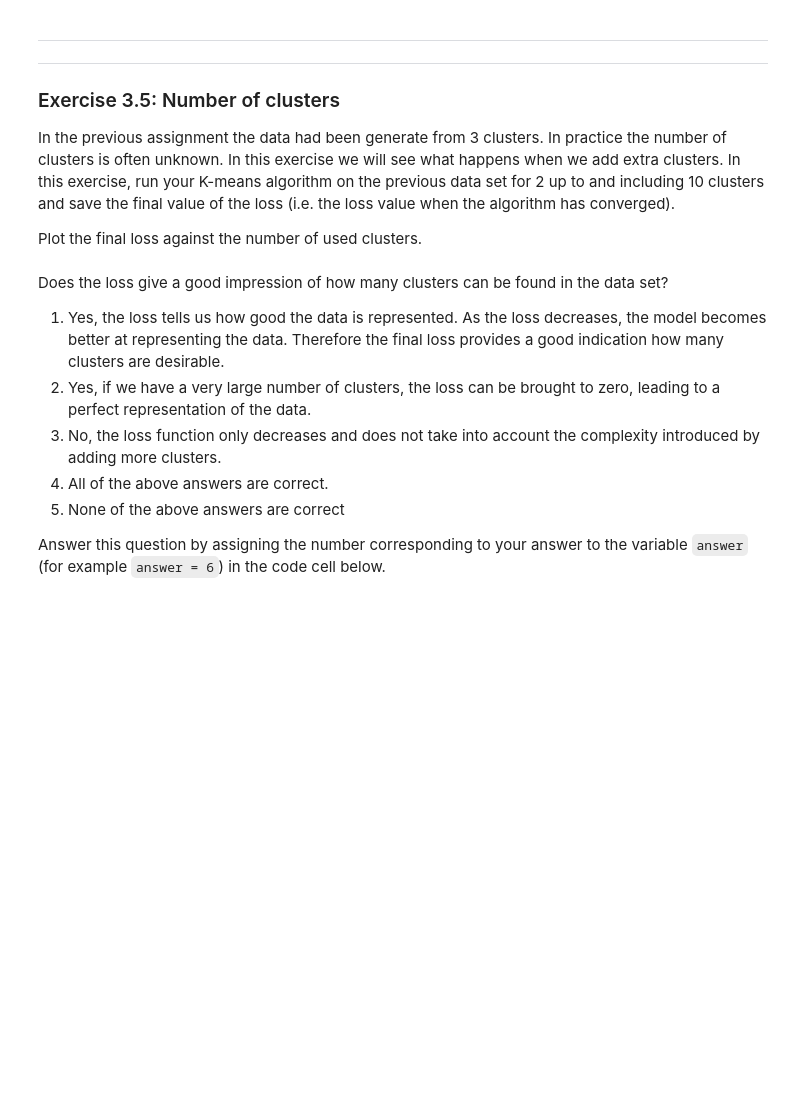
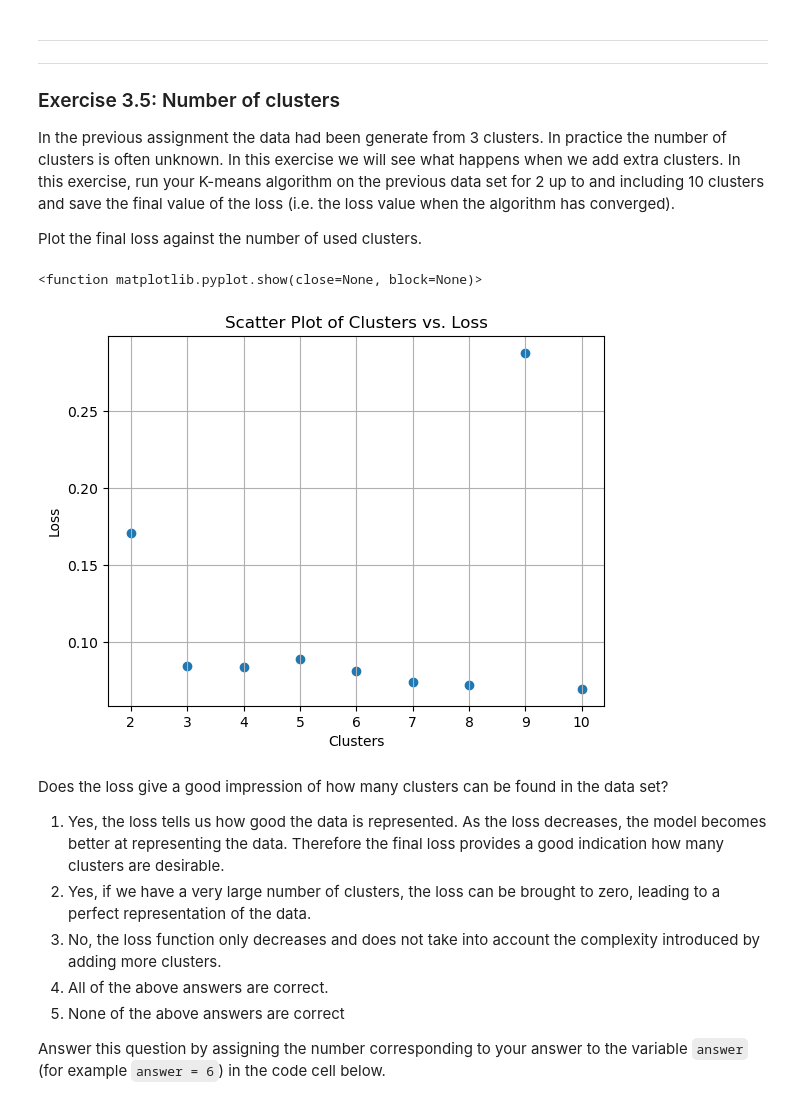
Before and after one commit to mtilerisoy/5ARB0-Assignment-1, a Jupyter notebook: analysis-yasi.ipynb, the cells around one changed output. Saved outputs shown, nothing was run; the diff lists cells and outputs as text; code cells hidden in the pictures; blank space fills up the shorter version.

```diff
--- a/analysis-yasi.ipynb
+++ b/analysis-yasi.ipynb
@@ -590,3 +689,35 @@ X = ex3_generate_data()
+# %%
+#// BEGIN_TODO [5ARB0_Analysis_3_5a] Plot the Kmeans loss against the number of clusters
+
+
+# Initialize the set that includes cluster numbers
+clusters = [i for i in range(2,11)]
+
+# Initialize empty set to store the loss function
+loss = []
+
+# Calculate the final loss function for different number of clusters (K=10 down to(-1) K=10)
+for K in clusters:
+    loss.append(Kmeans(X, K)[2][-1:])
+
+# Plot the final loss against the number of used clusters
+plt.figure()
+plt.scatter(clusters, loss)
+
+# Adding labels and title (optional)
+plt.xlabel("Clusters")
+plt.ylabel("Loss")
+plt.title("Scatter Plot of Clusters vs. Loss")
+
+# Display the plot
+plt.grid()
+plt.show
+
+
+#// END_TODO [5ARB0_Analysis_3_5a]
+# %% [output]
+<function matplotlib.pyplot.show(close=None, block=None)>
+[figure, added]
 # %% [markdown]
 Does the loss give a good impression of how many clusters can be found in the data set?
 
```
Also changed, not shown: parts of 36 cells of this notebook.
